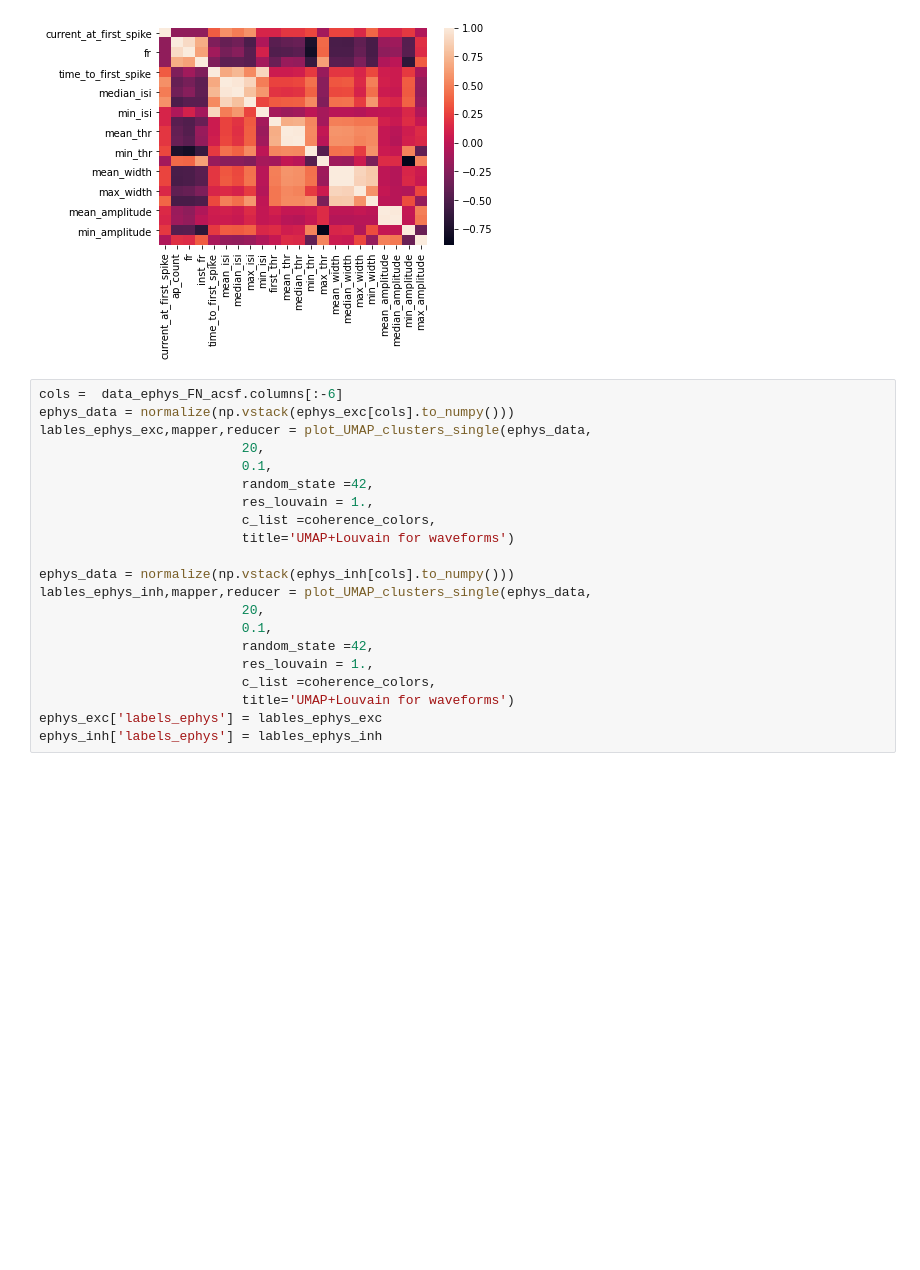
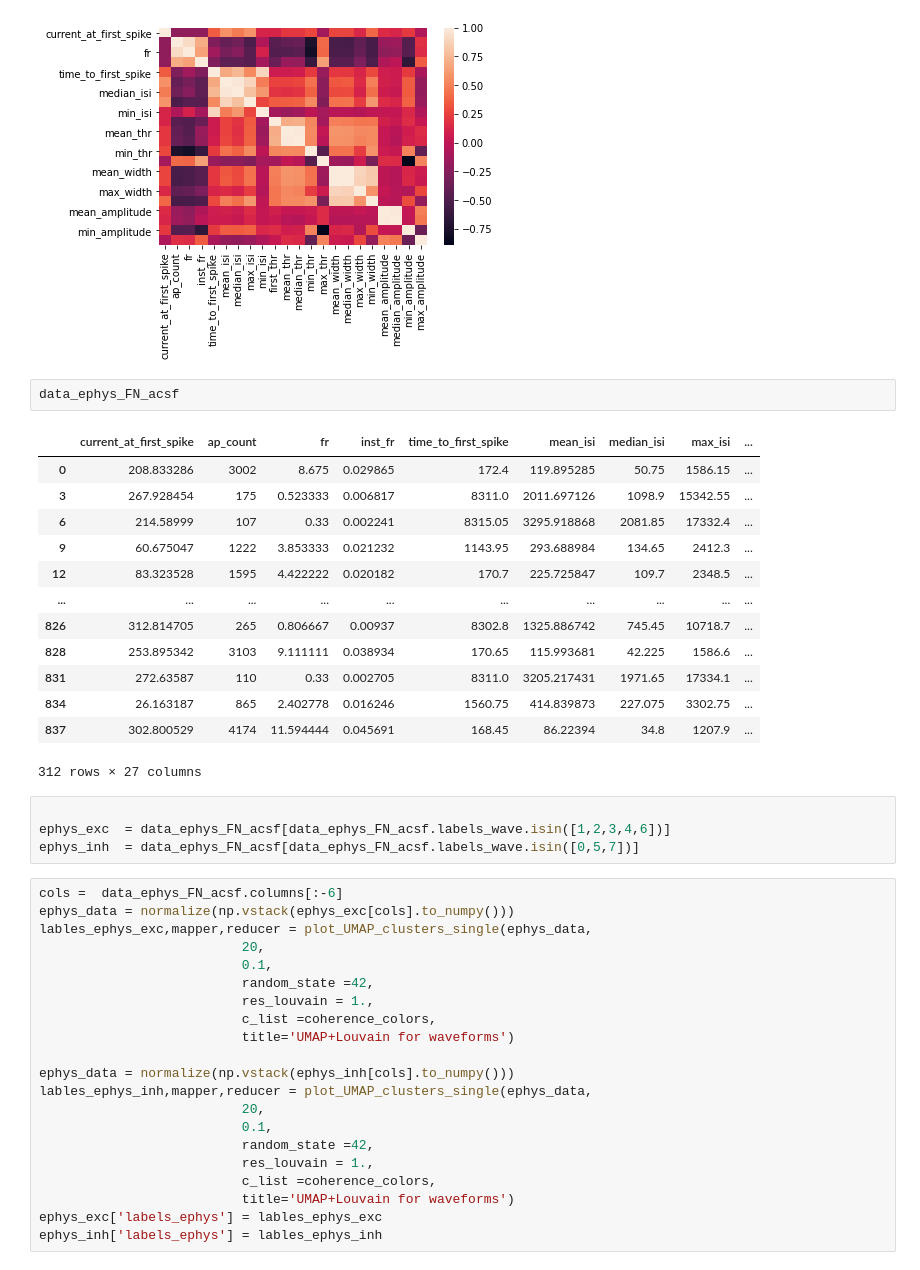
Before and after one commit to Nishant-codex/GIFFittingToolbox, a Jupyter notebook: src/examples/Clustering_biophys_params.ipynb, the cells around one changed output. Saved outputs shown, nothing was run; the diff lists cells and outputs as text; blank space fills up the shorter version.

```diff
--- a/src/examples/Clustering_biophys_params.ipynb
+++ b/src/examples/Clustering_biophys_params.ipynb
@@ -298,6 +281,26 @@ sns.heatmap(data_ephys_FN_acsf[['current_at_first_spike', 'ap_count', 'fr', 'ins
 # %% [output]
 <Axes: >
 [figure]
+# %%
+data_ephys_FN_acsf
+# %% [output]
+|  | current_at_first_spike | ap_count | fr | inst_fr | time_to_first_spike | mean_isi | median_isi | max_isi | ... |
+| 0 | 208.833286 | 3002 | 8.675 | 0.029865 | 172.4 | 119.895285 | 50.75 | 1586.15 | ... |
+| 3 | 267.928454 | 175 | 0.523333 | 0.006817 | 8311.0 | 2011.697126 | 1098.9 | 15342.55 | ... |
+| 6 | 214.58999 | 107 | 0.33 | 0.002241 | 8315.05 | 3295.918868 | 2081.85 | 17332.4 | ... |
+| 9 | 60.675047 | 1222 | 3.853333 | 0.021232 | 1143.95 | 293.688984 | 134.65 | 2412.3 | ... |
+| 12 | 83.323528 | 1595 | 4.422222 | 0.020182 | 170.7 | 225.725847 | 109.7 | 2348.5 | ... |
+| ... | ... | ... | ... | ... | ... | ... | ... | ... | ... |
+| 826 | 312.814705 | 265 | 0.806667 | 0.00937 | 8302.8 | 1325.886742 | 745.45 | 10718.7 | ... |
+| 828 | 253.895342 | 3103 | 9.111111 | 0.038934 | 170.65 | 115.993681 | 42.225 | 1586.6 | ... |
+| 831 | 272.63587 | 110 | 0.33 | 0.002705 | 8311.0 | 3205.217431 | 1971.65 | 17334.1 | ... |
+| 834 | 26.163187 | 865 | 2.402778 | 0.016246 | 1560.75 | 414.839873 | 227.075 | 3302.75 | ... |
+| 837 | 302.800529 | 4174 | 11.594444 | 0.045691 | 168.45 | 86.22394 | 34.8 | 1207.9 | ... |
+312 rows × 27 columns
+# %%
+
+ephys_exc  = data_ephys_FN_acsf[data_ephys_FN_acsf.labels_wave.isin([1,2,3,4,6])]
+ephys_inh  = data_ephys_FN_acsf[data_ephys_FN_acsf.labels_wave.isin([0,5,7])]
 # %%
 cols =  data_ephys_FN_acsf.columns[:-6]
 ephys_data = normalize(np.vstack(ephys_exc[cols].to_numpy()))
```
Also changed, not shown: parts of 14 cells of this notebook, 3 other files.
